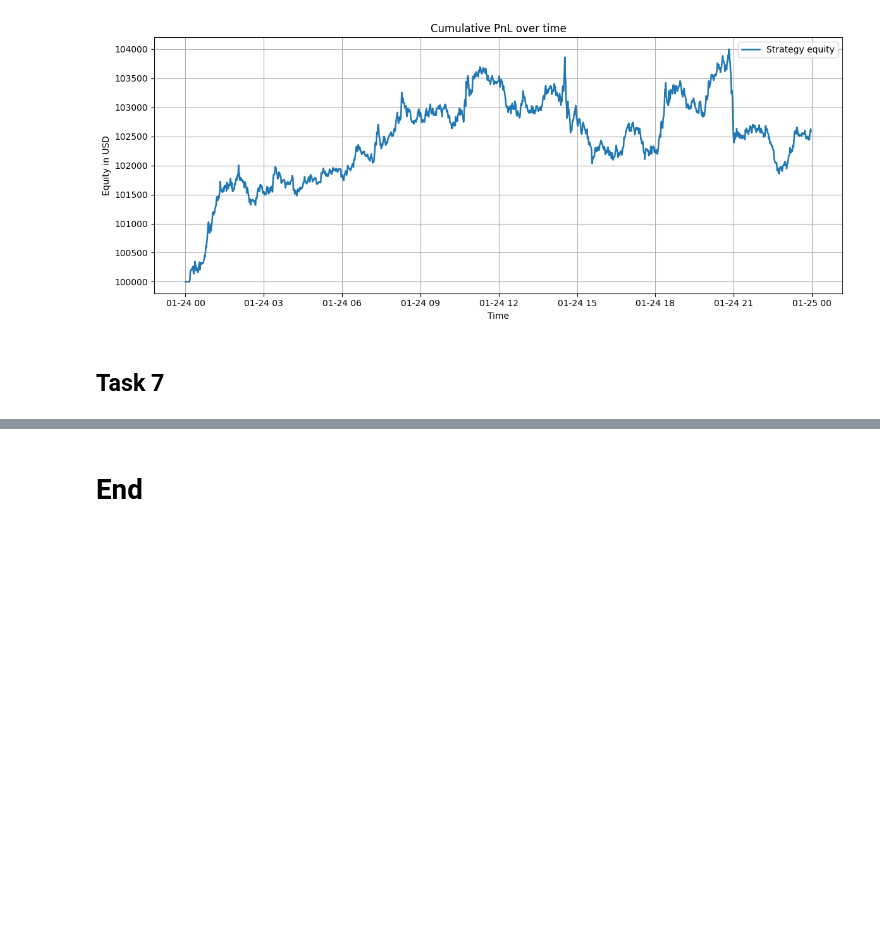
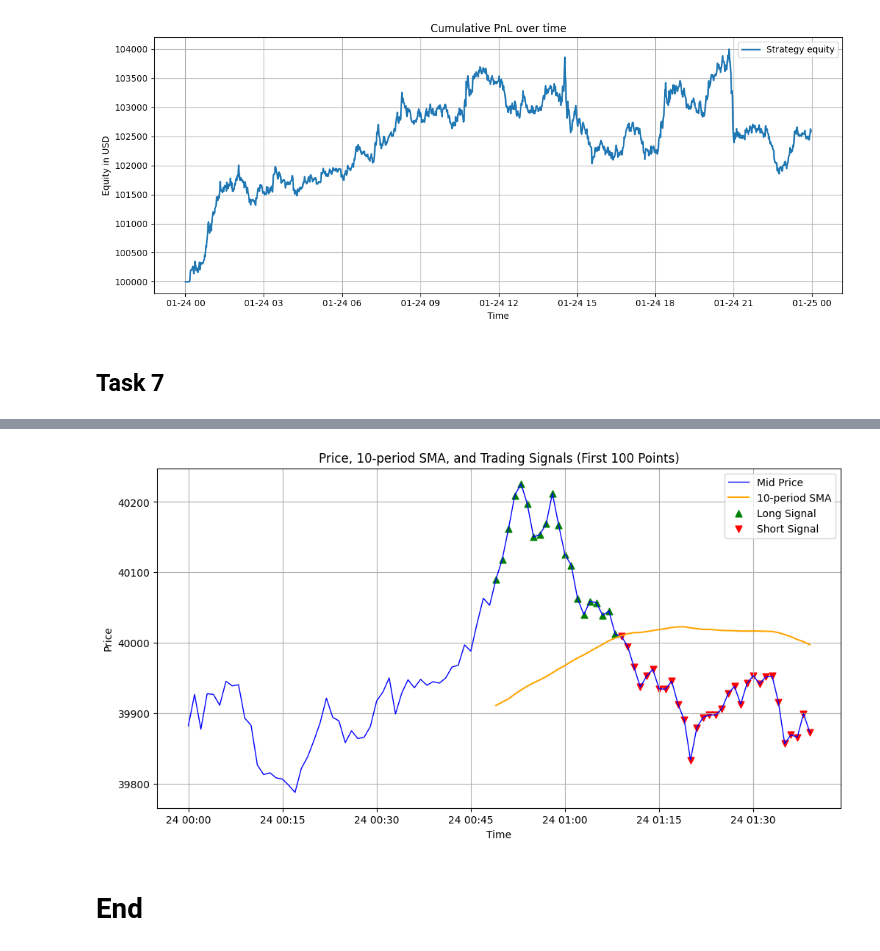
Before and after one commit to KBaja/Quant_research_task, a Jupyter notebook: task.ipynb, the cells around one changed output, grey strips where cells are left out. Drawn from its saved outputs; the diff is of its cells as text; code cells hidden in the pictures; blank space fills up the shorter version.

```diff
--- a/task.ipynb
+++ b/task.ipynb
@@ -448,0 +149,7 @@ def backtest_strategy(
+# %%
+df = pd.read_csv("BTCUSDT_price_data_2024-01-24-2.csv")
+df["timestamp"] = df["timestamp"].astype(str).str.replace(r"[^0-9]", "", regex=True)
+df["timestamp"] = df["timestamp"].astype(float) / 1000
+df["datetime"] = pd.to_datetime(df["timestamp"], unit="s")
+df = df.set_index("datetime")
+df.head()
@@ -449,3 +164,37 @@ def backtest_strategy(
+# %%
+def compute_sma_signal(df, window):
+    df["sma"] = df["mid_price"].rolling(window=window).mean()
+    df["signal"] = 0
+    df.loc[df["mid_price"] > df["sma"], "signal"] = 1
+    df.loc[df["mid_price"] < df["sma"], "signal"] = -1
+    return df
+# %%
+df = compute_sma_signal(df, window=50)
+# %%
+# --- Plot: Price, SMA, and Trading Signals (first 100 points) ---
+
+subset = df.iloc[:100]
+
+plt.figure(figsize=(12, 6))
+
+plt.plot(subset.index, subset["mid_price"], label="Mid Price", color="blue", linewidth=1)
+plt.plot(subset.index, subset["sma"], label="10-period SMA", color="orange", linewidth=1.5)
+
+# Mark long and short signals
+long_signals = subset[subset["signal"] == 1]
+short_signals = subset[subset["signal"] == -1]
+
+plt.scatter(long_signals.index, long_signals["mid_price"], label="Long Signal", color="green", marker="^", s=40)
+plt.scatter(short_signals.index, short_signals["mid_price"], label="Short Signal", color="red", marker="v", s=40)
+
+plt.title("Price, 10-period SMA, and Trading Signals (First 100 Points)")
+plt.xlabel("Time")
+plt.ylabel("Price")
+plt.legend()
+plt.grid(True)
+plt.show()
+# %% [output]
+[figure, added]
 # %% [markdown]
 # End
 # %%
```
Also changed, not shown: parts of 13 cells of this notebook, 3 other files.
